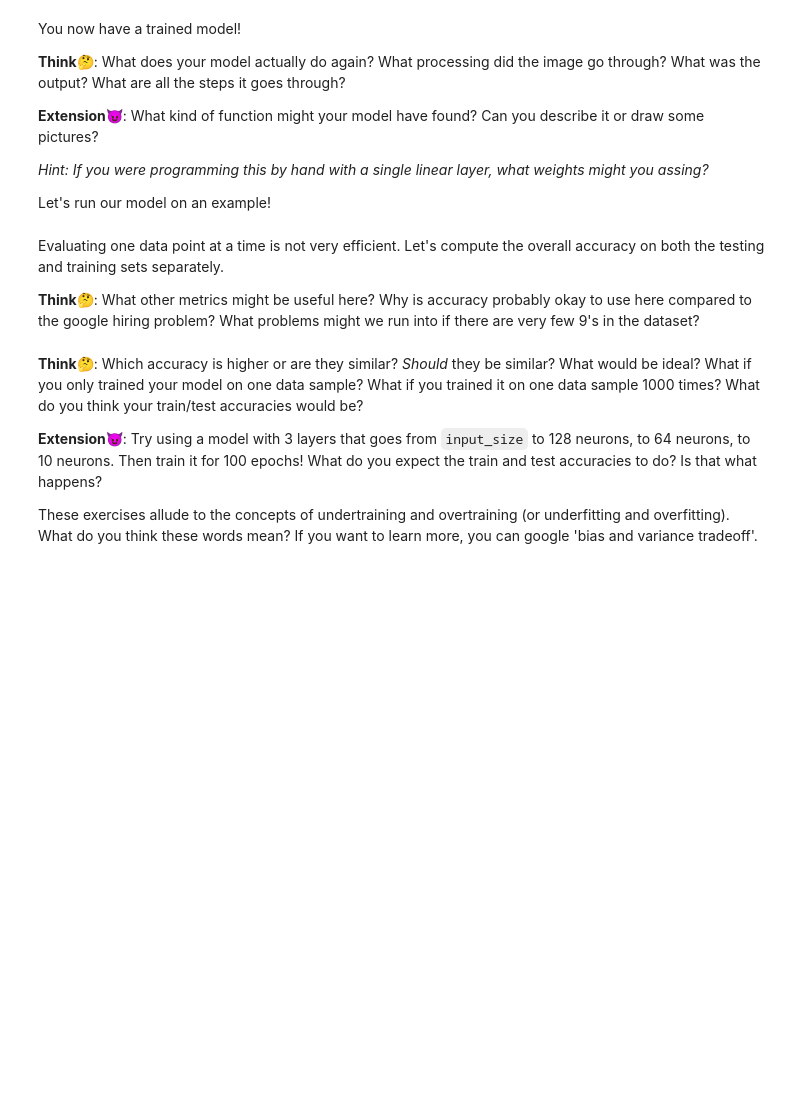
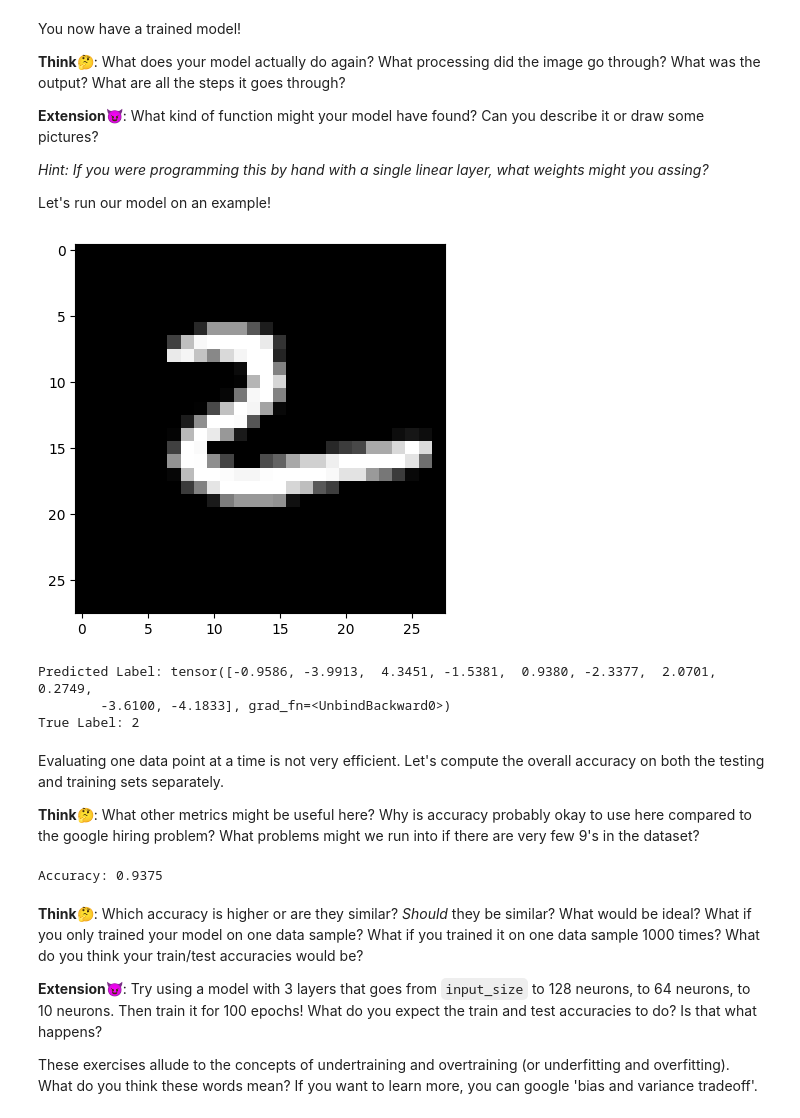
Before and after one commit to ElectroMyoGram/CANSAT_updated, a Jupyter notebook: TheoreticalWorkshops/Sem1Workshop2/NeuralNetworks-Intermediate.ipynb, the cells around one changed output. Cells and saved outputs as stored; diff of their text form; code cells hidden in the pictures; blank space fills up the shorter version.

```diff
--- a/TheoreticalWorkshops/Sem1Workshop2/NeuralNetworks-Intermediate.ipynb
+++ b/TheoreticalWorkshops/Sem1Workshop2/NeuralNetworks-Intermediate.ipynb
@@ -337,22 +345,27 @@ You now have a trained model!
 Let's run our model on an example!
 # %%
 # TODO: Get an image and label from mnist at an index
-index = ...
+index = 109
 image, label = mnist[index]
 image_transformed = image.view(image.size(0), -1)
 
 # TODO: Compute the output of the model
-output = ...
+output = model(image_transformed)
 
 # TODO: Compute the predicted label. Hint: We output a vector of length 10, where each element is the probability of the image being that digit. We want the digit with the highest probability.
-predicted_label = ...
+predicted_label = max(output)
 
 # TODO: Print the image
-plt.imshow(..., cmap='gray')
+plt.imshow(image[0], cmap='gray')
 
 plt.show()
 print(f'Predicted Label: {predicted_label}')
 print(f'True Label: {label}')
+# %% [output]
+[figure, added]
+Predicted Label: tensor([-0.9586, -3.9913,  4.3451, -1.5381,  0.9380, -2.3377,  2.0701,  0.2749,
+        -3.6100, -4.1833], grad_fn=<UnbindBackward0>)
+True Label: 2
 # %% [markdown]
 Evaluating one data point at a time is not very efficient. Let's compute the overall accuracy on both the testing and training sets separately.
 
@@ -367,16 +380,17 @@ model.eval()
 y_pred = []
 y_test = []
 # TODO: Loop over the test loader.
-for X, y in tqdm(...):
+for X, y in tqdm(test_loader):
     X = X.view(X.size(0), -1)
     # TODO: Compute the predictions and append them to y_pred. Why are we using extend instead of append?
-    y_pred.extend(...)
+    y_pred.extend(model(X).argmax(dim=1).tolist())
     # TODO: Append the true labels to y_test
-    y_test.extend(...)
-
+    y_test.extend(y)
 # TODO: Compute the accuracy using the accuracy_score function from sklearn
-accuracy = ...
+accuracy = accuracy_score(y_pred, y_test)
 print(f'Accuracy: {accuracy}')
+# %% [output]
+Accuracy: 0.9375
 # %%
 # We can also get our accuracy on the training set
 y_pred = []
```
Also changed, not shown: parts of 4 cells of this notebook.
